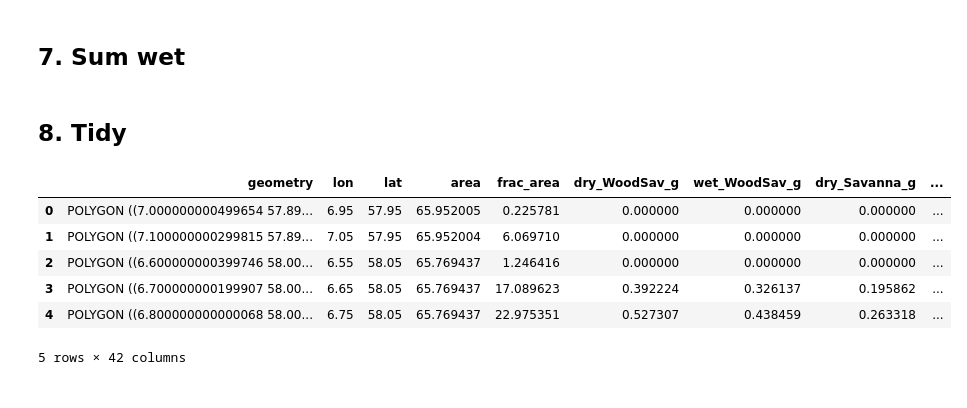
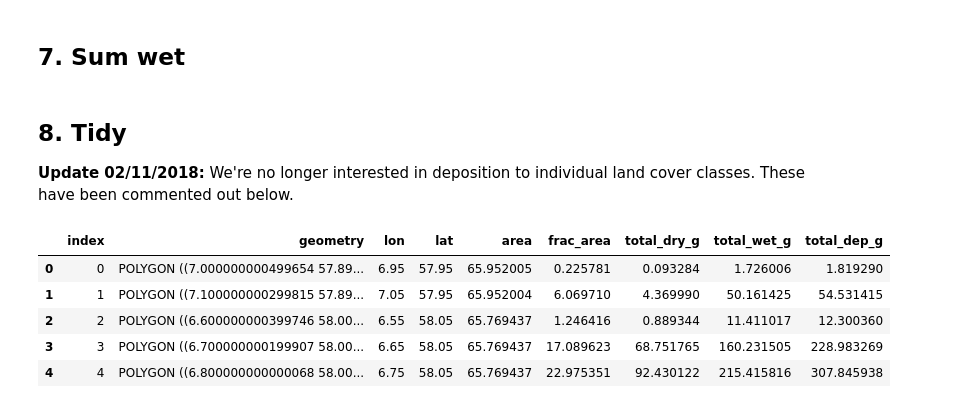
Before and after one commit to JamesSample/misc, a Jupyter notebook: emep_hg_dep.ipynb, the cells around one changed output. Cells and saved outputs as stored; diff of their text form; code cells hidden in the pictures.

```diff
--- a/emep_hg_dep.ipynb
+++ b/emep_hg_dep.ipynb
@@ -102,12 +106,12 @@ for lc in lc_list:
     dry_df = pd.read_csv(dry_path, skiprows=2, skipinitialspace=True)
 
     # Join
-    gdf = gdf.merge(dry_df,
-                    on=['lon', 'lat'])
+    emep_gdf = emep_gdf.merge(dry_df,
+                              on=['lon', 'lat'])
 
     # Calc flux to cell
-    gdf['dry_%s_g' % lc] = gdf['%s_km2' % lc] * gdf['dep flux']
-    del gdf['dep flux']
+    emep_gdf['dry_%s_g' % lc] = emep_gdf['%s_km2' % lc] * emep_gdf['dep flux']
+    del emep_gdf['dep flux']
 # %% [markdown]
 ## 5. Calculate wet deposition for each land cover class in each cell
 # %%
@@ -116,54 +120,58 @@ for lc in lc_list:
     # Read wet dep data
     wet_path = (r'C:\Data\James_Work\Staff\Hans_Fredrik_B\EMEP_Hg_Dep'
                 r'\data\hg_dep\hg_wet_%s_NO.csv' % lc)
-    wet_df = pd.read_csv(dry_path, skiprows=2, skipinitialspace=True)
+    wet_df = pd.read_csv(wet_path, skiprows=2, skipinitialspace=True)
 
     # Join
-    gdf = gdf.merge(wet_df,
-                    on=['lon', 'lat'])
+    emep_gdf = emep_gdf.merge(wet_df,
+                              on=['lon', 'lat'])
 
     # Calc flux to cell
-    gdf['wet_%s_g' % lc] = gdf['%s_km2' % lc] * gdf['dep flux']
-    del gdf['dep flux']
+    emep_gdf['wet_%s_g' % lc] = emep_gdf['%s_km2' % lc] * emep_gdf['dep flux']
+    del emep_gdf['dep flux']
 # %% [markdown]
 ## 6. Sum dry
 # %%
 # Sum dry dep
 cols = ['dry_%s_g' % i for i in lc_list]
-gdf['total_dry_g'] = gdf[cols].sum(axis=1)
+emep_gdf['total_dry_g'] = emep_gdf[cols].sum(axis=1)
 # %% [markdown]
 ## 7. Sum wet
 # %%
 # Sum wet dep
 cols = ['wet_%s_g' % i for i in lc_list]
-gdf['total_wet_g'] = gdf[cols].sum(axis=1)
+emep_gdf['total_wet_g'] = emep_gdf[cols].sum(axis=1)
-# %% [markdown]
-## 8. Tidy
+# %% [markdown]
+## 8. Tidy
+
+**Update 02/11/2018:** We're no longer interested in deposition to individual land cover classes. These have been commented out below.
 # %%
 # Get data of interest
 cols = ['geometry', 'lon', 'lat', 'area', 'frac_area']
 
-# Add cols for wet and dry dep
-for lc in lc_list:
-    cols.append('dry_%s_g' % lc)
-    cols.append('wet_%s_g' % lc)
+## Add cols for wet and dry dep
+#for lc in lc_list:
+#    cols.append('dry_%s_g' % lc)
+#    cols.append('wet_%s_g' % lc)
 
 # Add totals
 cols.append('total_dry_g')
 cols.append('total_wet_g')
 
 # Extract data
-gdf = gdf[cols]
+emep_gdf = emep_gdf[cols]
 
 # Overall total
-gdf['total_dep_g'] = gdf['total_dry_g'] + gdf['total_wet_g']
+emep_gdf['total_dep_g'] = emep_gdf['total_dry_g'] + emep_gdf['total_wet_g']
 
-gdf.head()
+# Add unique index col for pts (used later)
+emep_gdf.reset_index(inplace=True)
+
+emep_gdf.head()
 # %% [output]
-|  | geometry | lon | lat | area | frac_area | dry_WoodSav_g | wet_WoodSav_g | dry_Savanna_g | ... |
-| 0 | POLYGON ((7.000000000499654 57.89... | 6.95 | 57.95 | 65.952005 | 0.225781 | 0.000000 | 0.000000 | 0.000000 | ... |
-| 1 | POLYGON ((7.100000000299815 57.89... | 7.05 | 57.95 | 65.952004 | 6.069710 | 0.000000 | 0.000000 | 0.000000 | ... |
-| 2 | POLYGON ((6.600000000399746 58.00... | 6.55 | 58.05 | 65.769437 | 1.246416 | 0.000000 | 0.000000 | 0.000000 | ... |
-| 3 | POLYGON ((6.700000000199907 58.00... | 6.65 | 58.05 | 65.769437 | 17.089623 | 0.392224 | 0.326137 | 0.195862 | ... |
-| 4 | POLYGON ((6.800000000000068 58.00... | 6.75 | 58.05 | 65.769437 | 22.975351 | 0.527307 | 0.438459 | 0.263318 | ... |
+|  | index | geometry | lon | lat | area | frac_area | total_dry_g | total_wet_g | total_dep_g |
+| 0 | 0 | POLYGON ((7.000000000499654 57.89... | 6.95 | 57.95 | 65.952005 | 0.225781 | 0.093284 | 1.726006 | 1.819290 |
+| 1 | 1 | POLYGON ((7.100000000299815 57.89... | 7.05 | 57.95 | 65.952004 | 6.069710 | 4.369990 | 50.161425 | 54.531415 |
+| 2 | 2 | POLYGON ((6.600000000399746 58.00... | 6.55 | 58.05 | 65.769437 | 1.246416 | 0.889344 | 11.411017 | 12.300360 |
+| 3 | 3 | POLYGON ((6.700000000199907 58.00... | 6.65 | 58.05 | 65.769437 | 17.089623 | 68.751765 | 160.231505 | 228.983269 |
+| 4 | 4 | POLYGON ((6.800000000000068 58.00... | 6.75 | 58.05 | 65.769437 | 22.975351 | 92.430122 | 215.415816 | 307.845938 |
-5 rows × 42 columns
```
Also changed, not shown: parts of 21 cells of this notebook.
